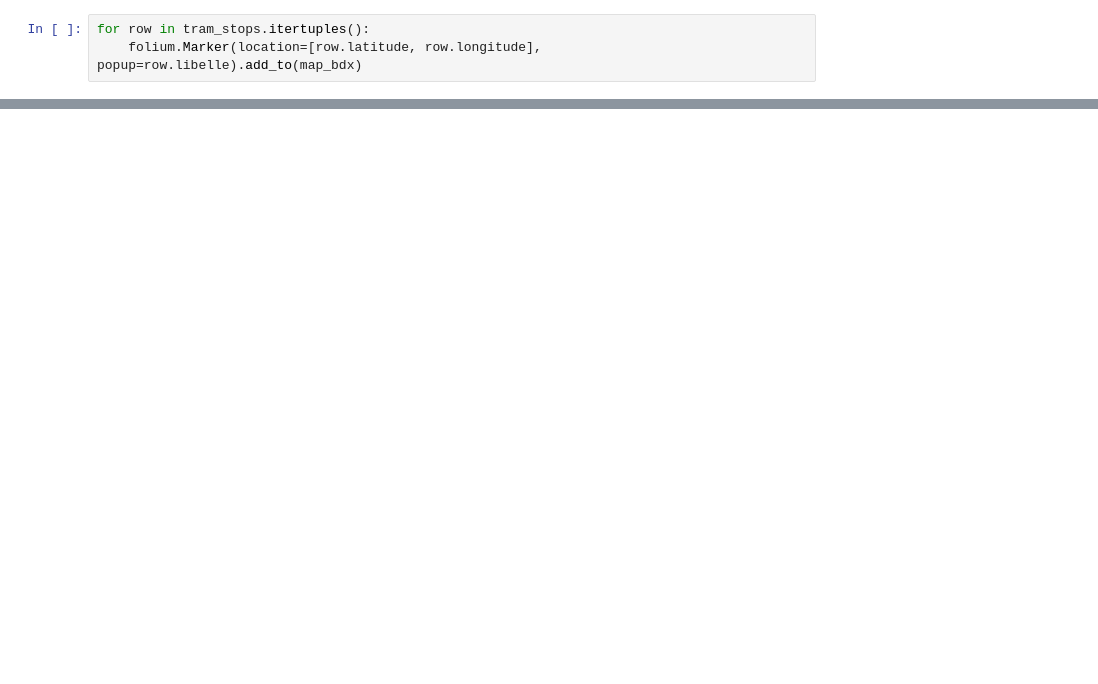
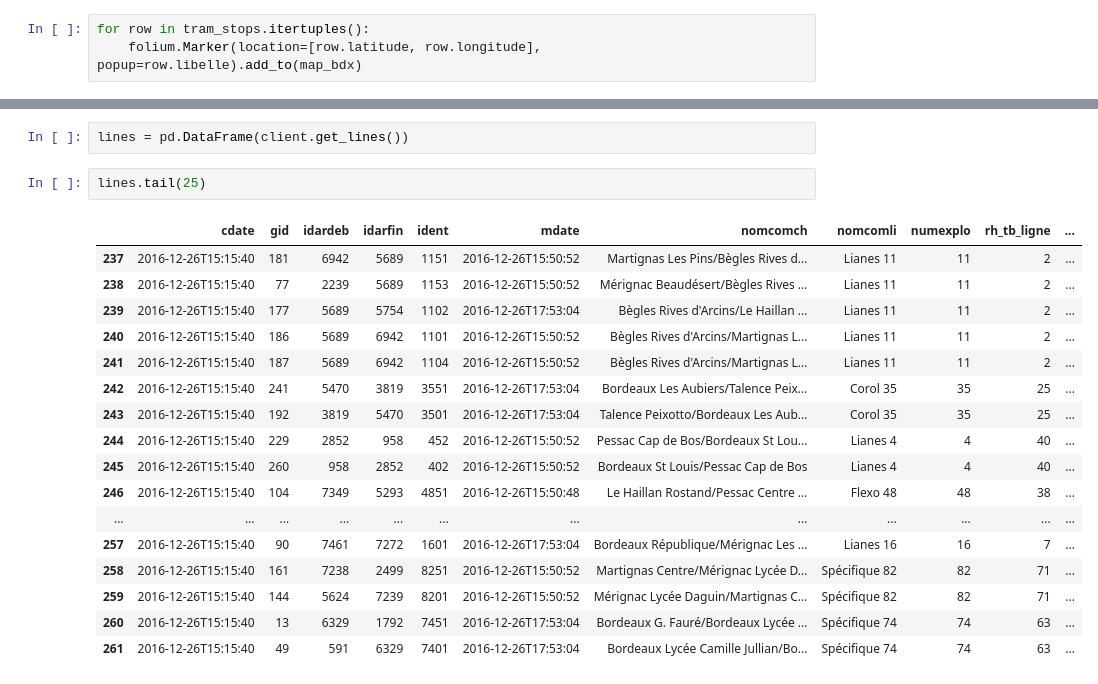
Before and after one commit to axelbellec/BoTigo, a Jupyter notebook: analysis/Stops.ipynb, the cells around one changed output, grey strips where cells are left out. Saved outputs shown, nothing was run; the diff lists cells and outputs as text; blank space fills up the shorter version.

Commit message:
add get_lines classmethod

```diff
--- a/analysis/Stops.ipynb
+++ b/analysis/Stops.ipynb
@@ -49,0 +64,22 @@ map_bdx
+# %%
+lines = pd.DataFrame(client.get_lines())
+# %%
+lines.tail(25)
+# %% [output]
+|  | cdate | gid | idardeb | idarfin | ident | mdate | nomcomch | nomcomli | numexplo | rh_tb_ligne | ... |
+| 237 | 2016-12-26T15:15:40 | 181 | 6942 | 5689 | 1151 | 2016-12-26T15:50:52 | Martignas Les Pins/Bègles Rives d... | Lianes 11 | 11 | 2 | ... |
+| 238 | 2016-12-26T15:15:40 | 77 | 2239 | 5689 | 1153 | 2016-12-26T15:50:52 | Mérignac Beaudésert/Bègles Rives ... | Lianes 11 | 11 | 2 | ... |
+| 239 | 2016-12-26T15:15:40 | 177 | 5689 | 5754 | 1102 | 2016-12-26T17:53:04 | Bègles Rives d'Arcins/Le Haillan ... | Lianes 11 | 11 | 2 | ... |
+| 240 | 2016-12-26T15:15:40 | 186 | 5689 | 6942 | 1101 | 2016-12-26T15:50:52 | Bègles Rives d'Arcins/Martignas L... | Lianes 11 | 11 | 2 | ... |
+| 241 | 2016-12-26T15:15:40 | 187 | 5689 | 6942 | 1104 | 2016-12-26T15:50:52 | Bègles Rives d'Arcins/Martignas L... | Lianes 11 | 11 | 2 | ... |
+| 242 | 2016-12-26T15:15:40 | 241 | 5470 | 3819 | 3551 | 2016-12-26T17:53:04 | Bordeaux Les Aubiers/Talence Peix... | Corol 35 | 35 | 25 | ... |
+| 243 | 2016-12-26T15:15:40 | 192 | 3819 | 5470 | 3501 | 2016-12-26T17:53:04 | Talence Peixotto/Bordeaux Les Aub... | Corol 35 | 35 | 25 | ... |
+| 244 | 2016-12-26T15:15:40 | 229 | 2852 | 958 | 452 | 2016-12-26T15:50:52 | Pessac Cap de Bos/Bordeaux St Lou... | Lianes 4 | 4 | 40 | ... |
+| 245 | 2016-12-26T15:15:40 | 260 | 958 | 2852 | 402 | 2016-12-26T15:50:52 | Bordeaux St Louis/Pessac Cap de Bos | Lianes 4 | 4 | 40 | ... |
+| 246 | 2016-12-26T15:15:40 | 104 | 7349 | 5293 | 4851 | 2016-12-26T15:50:48 | Le Haillan Rostand/Pessac Centre ... | Flexo 48 | 48 | 38 | ... |
+| ... | ... | ... | ... | ... | ... | ... | ... | ... | ... | ... | ... |
+| 257 | 2016-12-26T15:15:40 | 90 | 7461 | 7272 | 1601 | 2016-12-26T17:53:04 | Bordeaux République/Mérignac Les ... | Lianes 16 | 16 | 7 | ... |
+| 258 | 2016-12-26T15:15:40 | 161 | 7238 | 2499 | 8251 | 2016-12-26T15:50:52 | Martignas Centre/Mérignac Lycée D... | Spécifique 82 | 82 | 71 | ... |
+| 259 | 2016-12-26T15:15:40 | 144 | 5624 | 7239 | 8201 | 2016-12-26T15:50:52 | Mérignac Lycée Daguin/Martignas C... | Spécifique 82 | 82 | 71 | ... |
+| 260 | 2016-12-26T15:15:40 | 13 | 6329 | 1792 | 7451 | 2016-12-26T17:53:04 | Bordeaux G. Fauré/Bordeaux Lycée ... | Spécifique 74 | 74 | 63 | ... |
+| 261 | 2016-12-26T15:15:40 | 49 | 591 | 6329 | 7401 | 2016-12-26T17:53:04 | Bordeaux Lycée Camille Jullian/Bo... | Spécifique 74 | 74 | 63 | ... |
```
Also changed, not shown: parts of 4 cells of this notebook, 2 other files.
